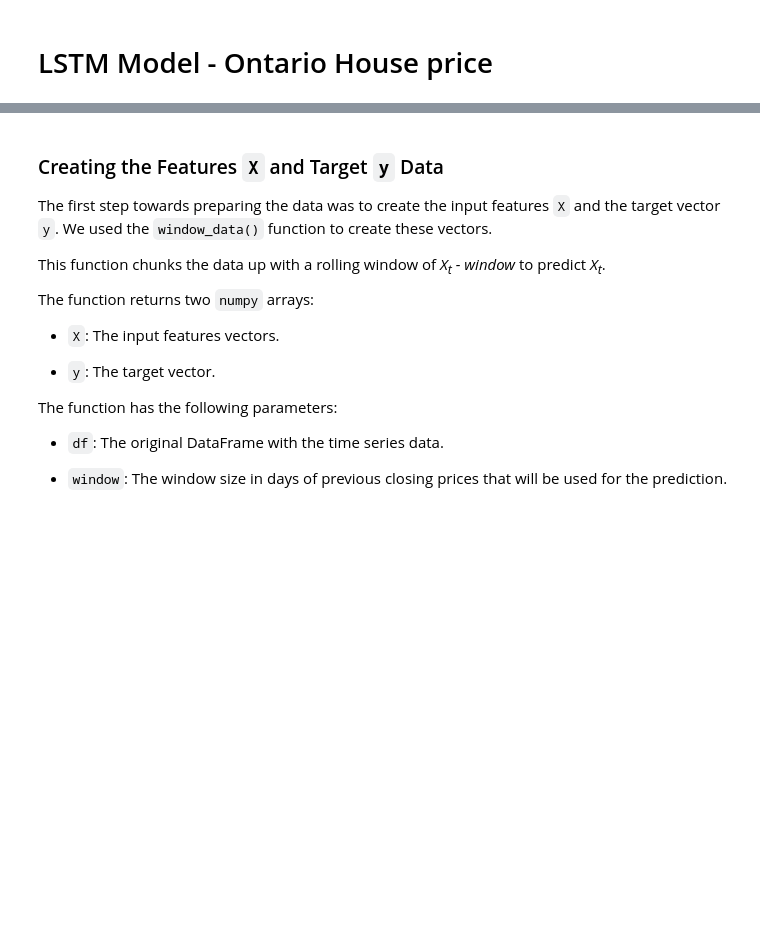
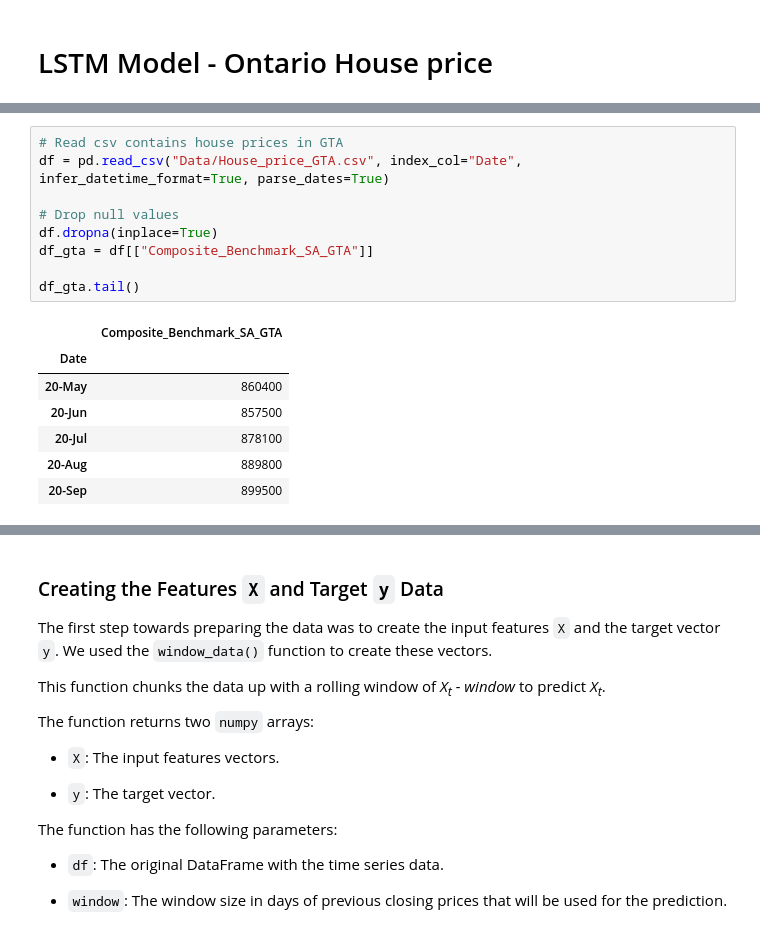
Before and after one commit to you915/covid_impacted_house_pricing_in_Ontario, a Jupyter notebook: LSTM model.ipynb, the cells around one changed output, grey strips where cells are left out. Saved outputs shown, nothing was run; the diff lists cells and outputs as text; blank space fills up the shorter version.

Commit message:
added ontario_house_price file with visualization

```diff
--- a/LSTM model.ipynb
+++ b/LSTM model.ipynb
@@ -21,3 +28,20 @@ random.set_seed(2)
+# %%
+# Read csv contains house prices in GTA
+df = pd.read_csv("Data/House_price_GTA.csv", index_col="Date", infer_datetime_format=True, parse_dates=True)
+
+# Drop null values
+df.dropna(inplace=True)
+df_gta = df[["Composite_Benchmark_SA_GTA"]]
+
+df_gta.tail()
+# %% [output]
+|  | Composite_Benchmark_SA_GTA |
+| Date |  |
+| 20-May | 860400 |
+| 20-Jun | 857500 |
+| 20-Jul | 878100 |
+| 20-Aug | 889800 |
+| 20-Sep | 899500 |
 # %%
 # Read csv contains house prices in Barrie
 df = pd.read_csv("Data/House_price_Barrie.csv", index_col="Date", infer_datetime_format=True, parse_dates=True)
```
Also changed, not shown: parts of 10 cells of this notebook, 7 other files.
